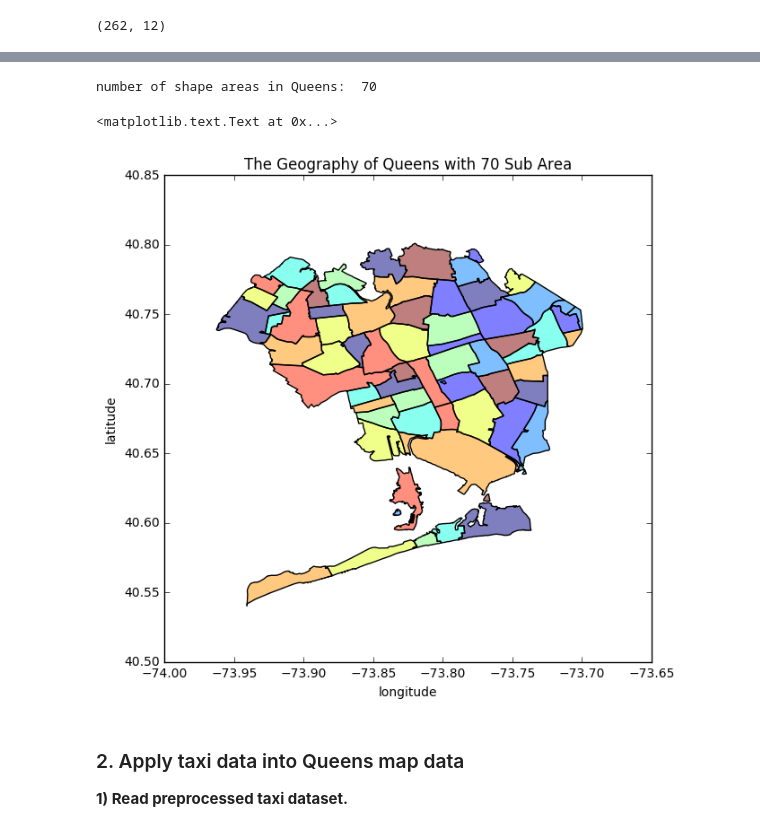
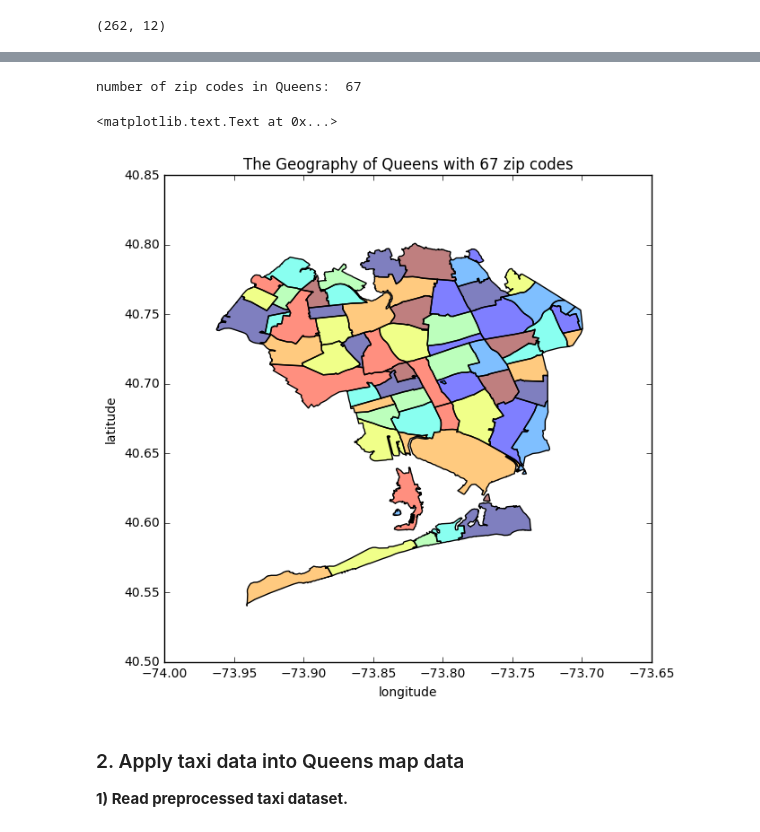
Before and after one commit to cjallow/DataScience-Project, a Jupyter notebook: EP_taxi_dataset_explore_queens.ipynb, the cells around one changed output, grey strips where cells are left out. Drawn from its saved outputs; the diff is of its cells as text; code cells hidden in the pictures.

```diff
--- a/EP_taxi_dataset_explore_queens.ipynb
+++ b/EP_taxi_dataset_explore_queens.ipynb
@@ -77,21 +69,22 @@ QN.head(3)
 | 2 | 2 | http://nyc.pediacities.com/Resour... | 0 | 081 | 3 | New Hyde Park | NY | 36 | 6.269333e+06 | ... |
 # %%
 # number of different zipcodes in Queens
-#print("number of zip codes in Queens: ", QN.postalCode.unique().shape[0]) # 67
+print("number of zip codes in Queens: ", QN.postalCode.unique().shape[0]) # 67
 
 # number of shape areas in QN data
-print("number of shape areas in Queens: ", QN.Shape_Area.unique().shape[0]) # 70
+#print("number of shape areas in Queens: ", QN.Shape_Area.unique().shape[0]) # 70
 # %% [output]
-number of shape areas in Queens:  70
+number of zip codes in Queens:  67
 # %%
 # draw Queens
 QN.plot(figsize=(14,7))
-plt.title("The Geography of Queens with 70 Sub Area") # <~~~~~~~~~~~~~~ editted it for each shape doesn't mean zip
+#plt.title("The Geography of Queens with 70 Sub Area") # <~~~~~~~~~~~~~~ editted it for each shape doesn't mean zip
+plt.title("The Geography of Queens with 67 zip codes")
 plt.xlabel("longitude")
 plt.ylabel("latitude")
 # %% [output]
 <matplotlib.text.Text at 0x...>
-[figure, old version]
+[figure, new version]
 # %% [markdown]
 ### 2. Apply taxi data into Queens map data
 **1) Read preprocessed taxi dataset.**
```
Also changed, not shown: parts of 2 cells of this notebook, 2 other files.
